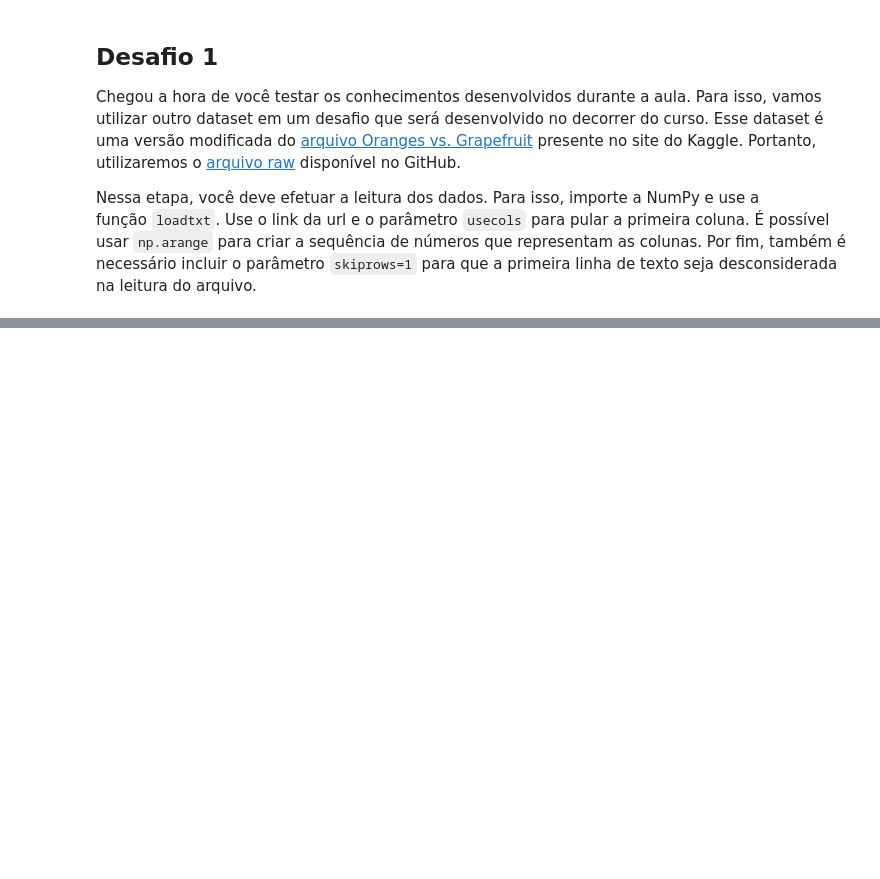
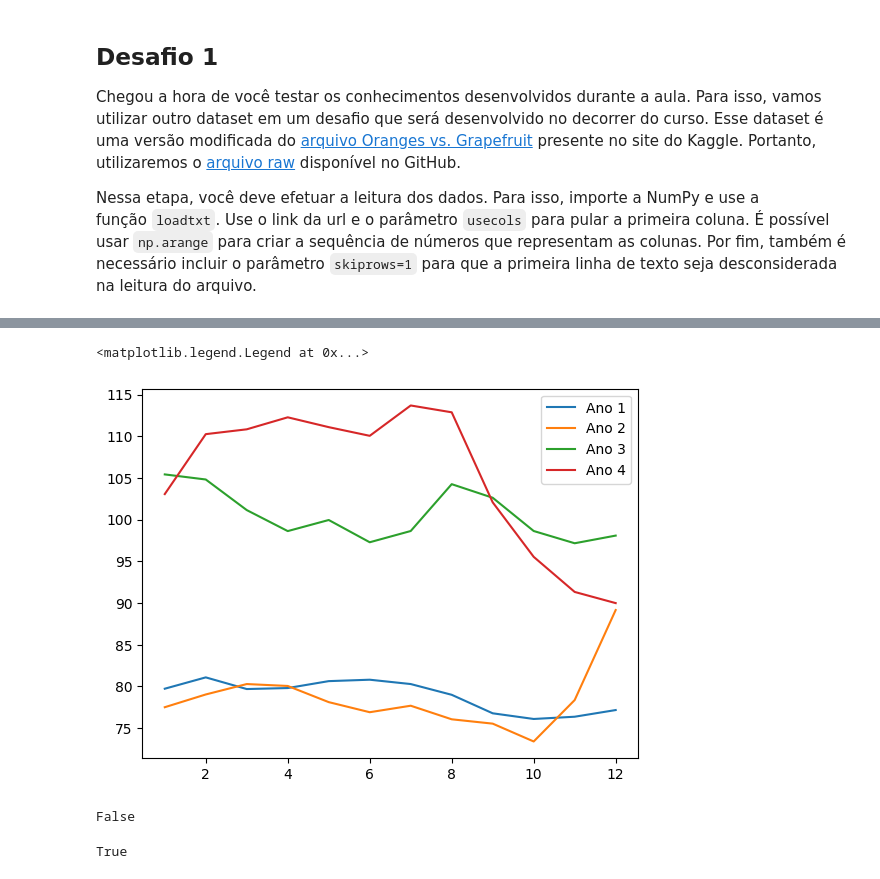
Before and after one commit to lukaswyllis/formacao_python_para_data_science, a Jupyter notebook: Curso 3 - NumPy - Análise numérica eficiente com Python.ipynb, the cells around one changed output, grey strips where cells are left out. Drawn from its saved outputs; the diff is of its cells as text; code cells hidden in the pictures; blank space fills up the shorter version.

```diff
--- a/Curso 3 - NumPy - Análise numérica eficiente com Python.ipynb
+++ b/Curso 3 - NumPy - Análise numérica eficiente com Python.ipynb
@@ -67,0 +94,17 @@ citrus.shape
+# %%
+plt.plot(np.arange(1, 13, 1), Moscow_ano1)
+plt.plot(np.arange(1, 13, 1), Moscow_ano2)
+plt.plot(np.arange(1, 13, 1), Moscow_ano3)
+plt.plot(np.arange(1, 13, 1), Moscow_ano4)
+plt.legend(['Ano 1', 'Ano 2', 'Ano 3', 'Ano 4'])
+# %% [output]
+<matplotlib.legend.Legend at 0x...>
+[figure, added]
+# %%
+np.array_equal(Moscow_ano3, Moscow_ano4)
+# %% [output]
+False
+# %%
+np.allclose(Moscow_ano3, Moscow_ano4, 10)
+# %% [output]
+True
```
Also changed, not shown: parts of 11 cells of this notebook.
